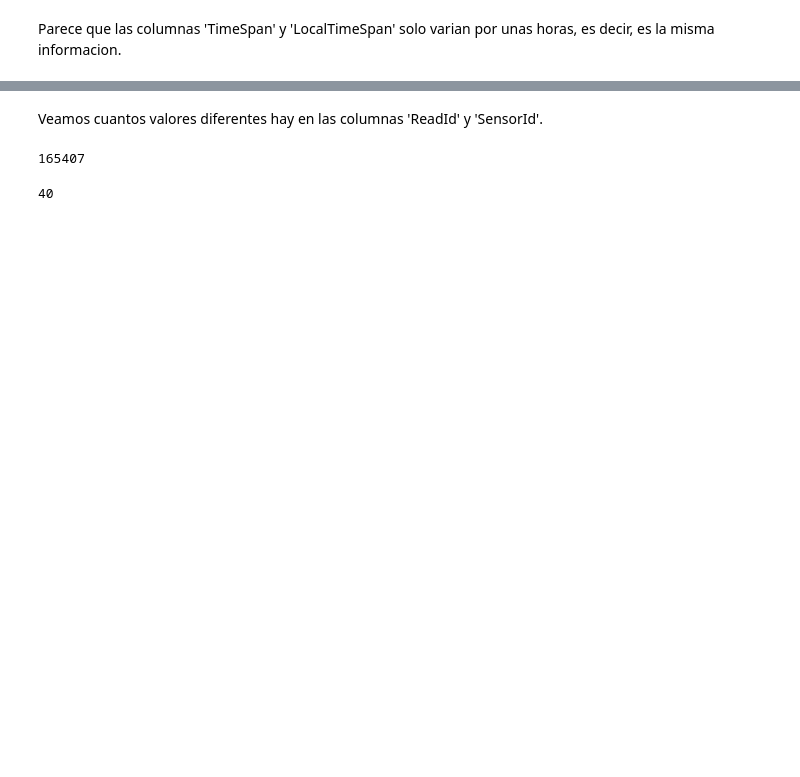
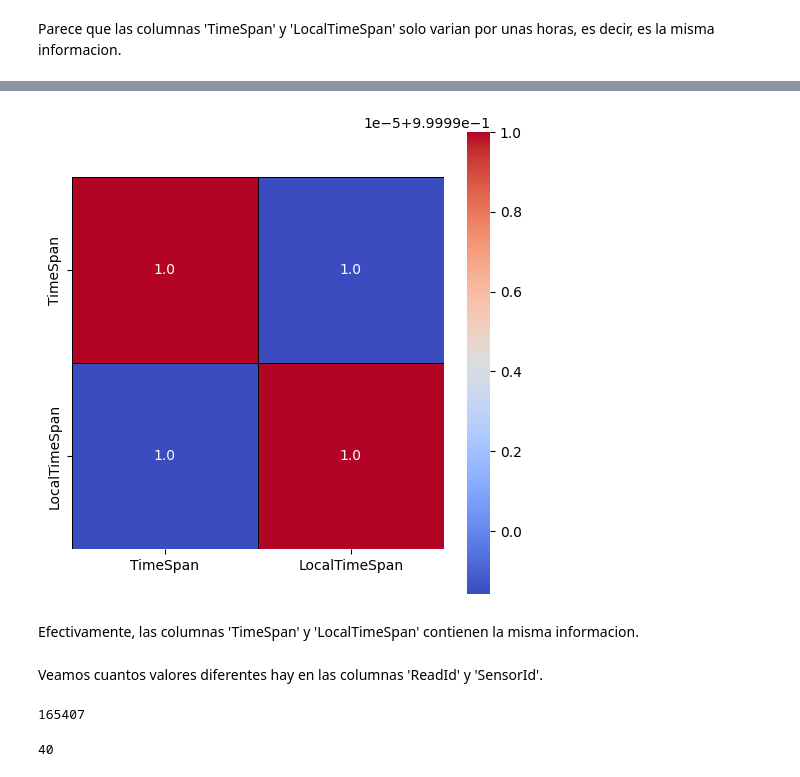
Before and after one commit to arteaga7/ML-Time-Predictions, a Jupyter notebook: notebooks/preprocessing.ipynb, the cells around one changed output, grey strips where cells are left out. Cells and saved outputs as stored; diff of their text form; code cells hidden in the pictures; blank space fills up the shorter version.

```diff
--- a/notebooks/preprocessing.ipynb
+++ b/notebooks/preprocessing.ipynb
@@ -98,3 +89,15 @@ dtype: timedelta64[ns]
+# %%
+df_split = df[['TimeSpan','LocalTimeSpan']]
+
+# Heatmap
+plt.figure(figsize = (6,6))
+sns.heatmap(df_split.corr(), annot=True, square=True, cmap='coolwarm',
+            fmt='.1f',annot_kws={"size": 10}, linewidths=0.5, linecolor='black')
+plt.show()
+# %% [output]
+[figure, added]
+# %% [markdown]
+Efectivamente, las columnas 'TimeSpan' y 'LocalTimeSpan' contienen la misma informacion.
 # %% [markdown]
 Veamos cuantos valores diferentes hay en las columnas 'ReadId' y 'SensorId'.
 # %%
```
Also changed, not shown: parts of 10 cells of this notebook, 1 other file.
